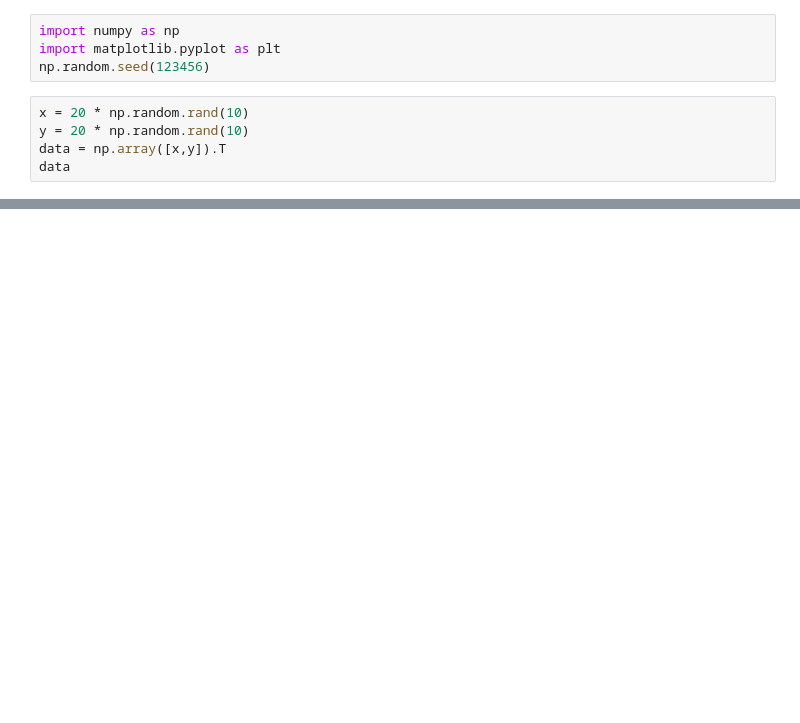
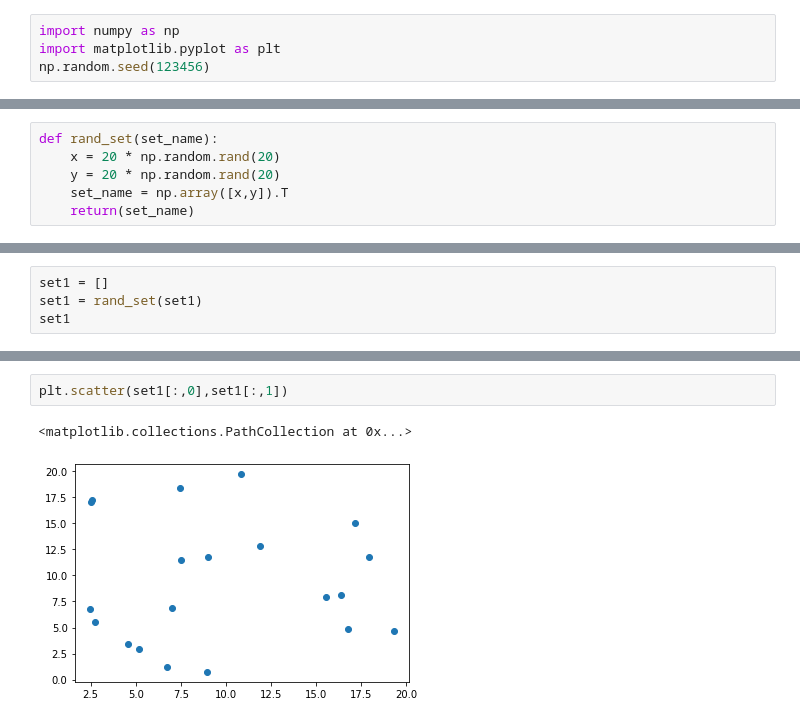
Before and after one commit to abbyw24/CFE_gradients, a Jupyter notebook: lss_data/aug21-demo-corr-func.ipynb, the cells around one changed output, grey strips where cells are left out. Saved outputs shown, nothing was run; the diff lists cells and outputs as text; blank space fills up the shorter version.

```diff
--- a/lss_data/aug21-demo-corr-func.ipynb
+++ b/lss_data/aug21-demo-corr-func.ipynb
@@ -2,8 +2,3 @@
 import numpy as np
 import matplotlib.pyplot as plt
 np.random.seed(123456)
-# %%
-x = 20 * np.random.rand(10)
-y = 20 * np.random.rand(10)
-data = np.array([x,y]).T
-data
@@ -96,0 +5,6 @@ _ = plt.hist(DD)
+# %%
+def rand_set(set_name):
+    x = 20 * np.random.rand(20)
+    y = 20 * np.random.rand(20)
+    set_name = np.array([x,y]).T
+    return(set_name)
@@ -96,0 +13,4 @@ _ = plt.hist(DD)
+# %%
+set1 = []
+set1 = rand_set(set1)
+set1
@@ -96,0 +45,5 @@ _ = plt.hist(DD)
+# %%
+plt.scatter(set1[:,0],set1[:,1])
+# %% [output]
+<matplotlib.collections.PathCollection at 0x...>
+[figure, added]
```
Also changed, not shown: parts of 38 cells of this notebook, 2 other files.
